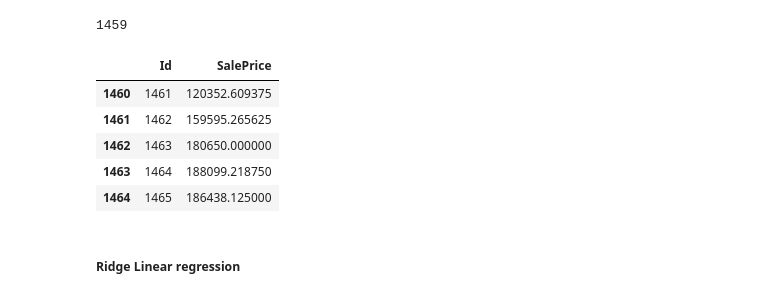
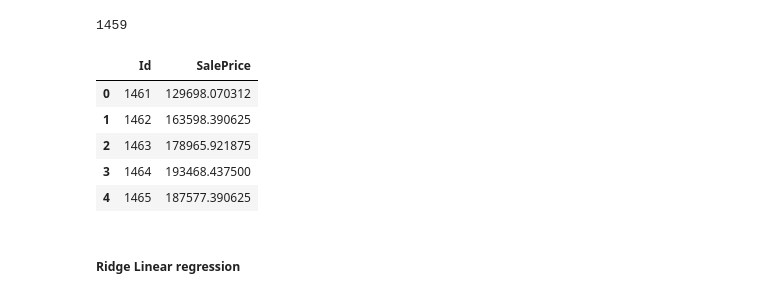
Before and after one commit to dusicastepic/FDSProject, a Jupyter notebook: Playable version.ipynb, the cells around one changed output. Saved outputs shown, nothing was run; the diff lists cells and outputs as text; code cells hidden in the pictures.

```diff
--- a/Playable version.ipynb
+++ b/Playable version.ipynb
@@ -130,3 +135,7 @@ houses_data.head()
+# %%
+houses_data['MSSubClass'] = houses_data['MSSubClass'].apply(str)
+houses_data['YrSold'] = houses_data['YrSold'].astype(str)
+houses_data['MoSold'] = houses_data['MoSold'].astype(str)
 # %%
 SaleCondition_pivot=houses_data.pivot_table(index='SaleCondition',
 values='SalePrice',aggfunc=np.median)
@@ -636,0 +542,15 @@ sns.heatmap(houses_data.isnull())
+# %%
+
+
+houses_data['Renovation_level']=houses_data['YearRemodAdd']-houses_data['YearBuilt']
+#features['TotalSF']=features['TotalBsmtSF'] + features['1stFlrSF'] + features['2ndFlrSF']
+
+houses_data['Total_sqr_footage'] = (houses_data['BsmtFinSF1'] + houses_data['BsmtFinSF2'] +
+                                 houses_data['1stFlrSF'] + houses_data['2ndFlrSF'])
+
+houses_data['Total_Bathrooms'] = (houses_data['FullBath'] + (0.5 * houses_data['HalfBath']) +
+                               houses_data['BsmtFullBath'] + (0.5 * houses_data['BsmtHalfBath']))
+
+houses_data['Total_porch_superifical'] = (houses_data['OpenPorchSF'] + houses_data['3SsnPorch'] +
+                              houses_data['EnclosedPorch'] + houses_data['ScreenPorch'] +
+                              houses_data['WoodDeckSF'])
@@ -690,7 +618,7 @@ See the caveats in the documentation: http://pandas.pydata.org/pandas-docs/stabl
 rmse_df=pd.DataFrame(columns=['Alg','RMSE'])
 # %%
 y=train_data.SalePrice
-x=train_data.drop(['SalePrice','Id'],axis=1)
+x=train_data.drop(['SalePrice'],axis=1)
 
 x_train, x_test, y_train, y_test=train_test_split(x,y,random_state=13,test_size=.2)
 test_data.drop('SalePrice',axis=1,inplace=True)
@@ -761,5 +689,5 @@ test_data.head()
 # %%
-lr_predictions=lr_model.predict(test_data.drop(['Id'],axis=1))
+lr_predictions=lr_model.predict(test_data)
 untransformed_preds=np.exp(lr_predictions)
 # %%
 len(untransformed_preds)
@@ -767,19 +695,19 @@ len(untransformed_preds)
 1459
 # %%
 submission=pd.DataFrame()
-submission['Id']=test_data['Id']
+submission['Id']=Id
 
 
 
 submission['SalePrice']=untransformed_preds
 submission.head(5)
 # %% [output]
 |  | Id | SalePrice |
-| 1460 | 1461 | 120352.609375 |
-| 1461 | 1462 | 159595.265625 |
-| 1462 | 1463 | 180650.000000 |
-| 1463 | 1464 | 188099.218750 |
-| 1464 | 1465 | 186438.125000 |
+| 0 | 1461 | 129698.070312 |
+| 1 | 1462 | 163598.390625 |
+| 2 | 1463 | 178965.921875 |
+| 3 | 1464 | 193468.437500 |
+| 4 | 1465 | 187577.390625 |
 # %%
 submission.to_csv('submission.csv',index=False)
 # %% [markdown]
```
Also changed, not shown: parts of 94 cells of this notebook.
